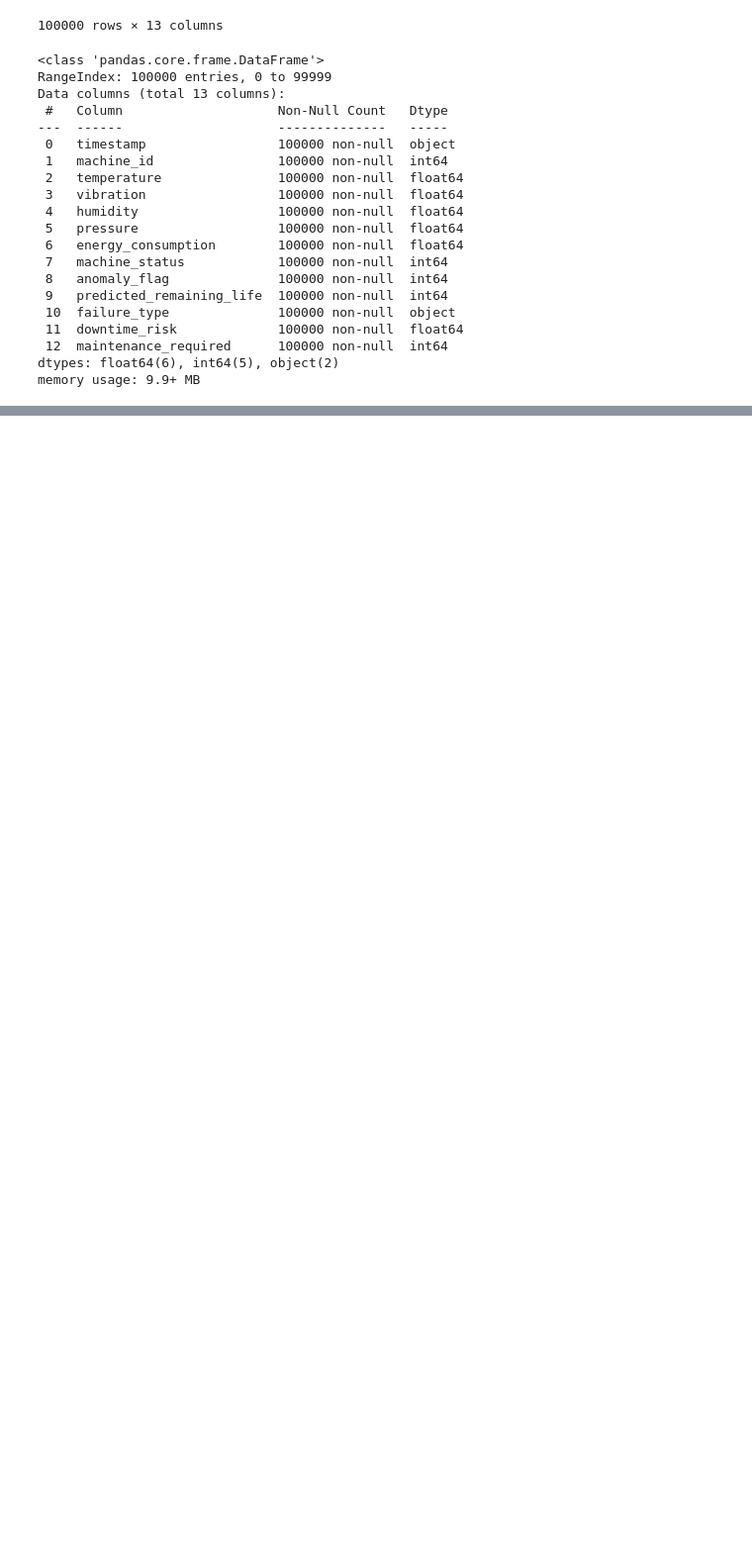
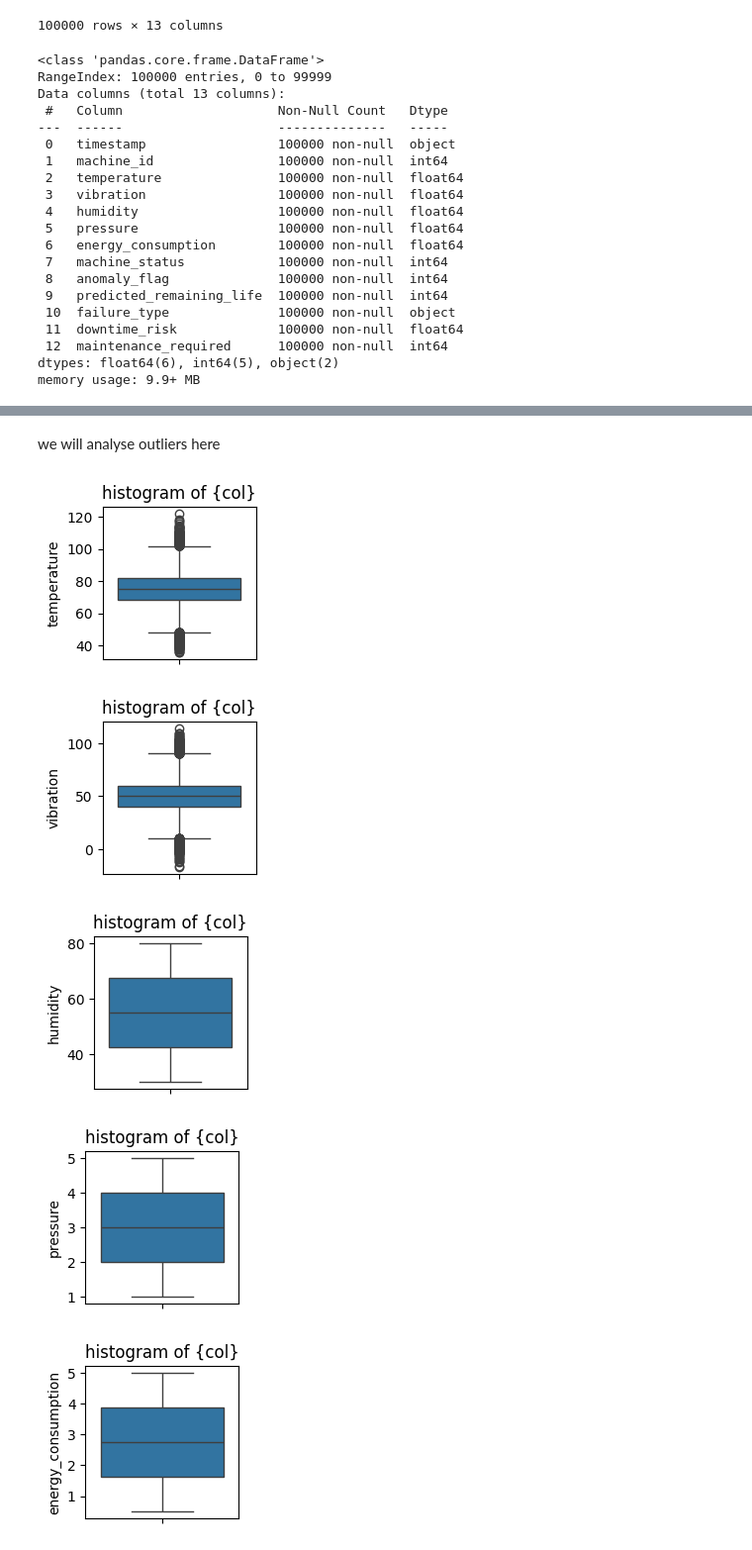
Before and after one commit to harshchamp/IOT_Sensor, a Jupyter notebook: Smart_Manufacturing_IoT.ipynb, the cells around one changed output, grey strips where cells are left out. Shown at 99% size. Cells and saved outputs as stored; diff of their text form; code cells hidden in the pictures; blank space fills up the shorter version.

```diff
--- a/Smart_Manufacturing_IoT.ipynb
+++ b/Smart_Manufacturing_IoT.ipynb
@@ -93,0 +122,3 @@ df.describe()
+# %%
+df_float = df.select_dtypes(include = ['float64'])
+df_float.describe()
@@ -93,0 +147,14 @@ df.describe()
+# %% [markdown]
+we will analyse outliers here
+# %%
+for col in df_float.columns:
+ plt.figure(figsize = (2,2))
+ sns.boxplot(df[col])
+ plt.title("histogram of {col}")
+ plt.show()
+# %% [output]
+[figure, added]
+[figure, added]
+[figure, added]
+[figure, added]
+[figure, added]
```
Also changed, not shown: parts of 6 cells of this notebook.
